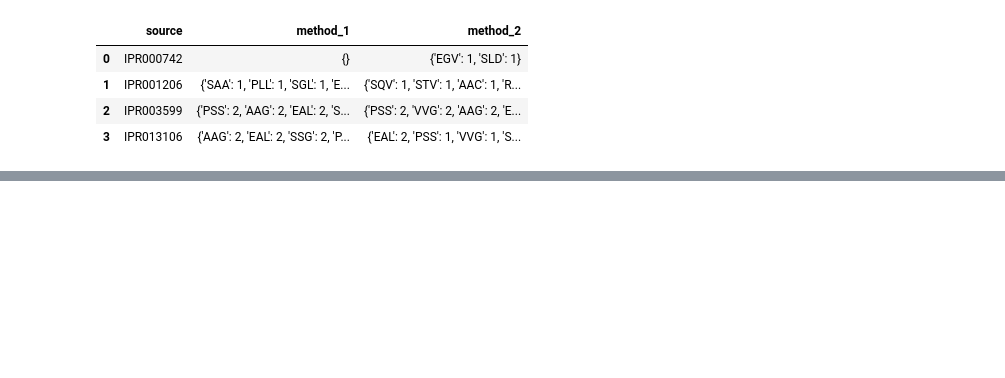
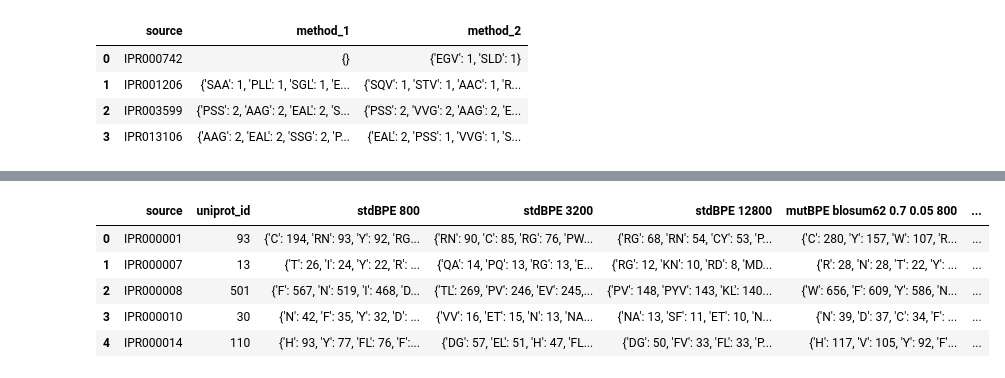
Before and after one commit to boun-tabi-lifelu/evolutionary-subword-tokenization, a Jupyter notebook: Prog/token_family_vs_domains.ipynb, the cells around one changed output, grey strips where cells are left out. Cells and saved outputs as stored; diff of their text form; code cells hidden in the pictures; blank space fills up the shorter version.

```diff
--- a/Prog/token_family_vs_domains.ipynb
+++ b/Prog/token_family_vs_domains.ipynb
@@ -22,12 +25,12 @@ vocab_sizes = [800, 3200, 12800]
 uniref_id = "50"
 
 tokenizer_opts_list = [
-    # {
-    #     'is_mut': False,
-    #     'dataset': f'uniref{uniref_id}',
-    #     'is_pretokenizer': False,
-    #     'vocab_size': vocab_sizes
-    # },
+    {
+        'is_mut': False,
+        'dataset': f'uniref{uniref_id}',
+        'is_pretokenizer': False,
+        'vocab_size': vocab_sizes
+    },
     # {
     #     'is_mut': False,
     #     'dataset': f'uniref{uniref_id}',
@@ -326,5 +245,16 @@ df_domains_family_counts.head()
 # %%
-{method_name:sum_and_sort_dicts for method_name in tokenizer_list.keys()}
+agg_dict = {'uniprot_id': len}
+agg_dict.update({f'{method_name}':sum_and_sort_dicts for method_name in tokenizer_list.keys()})
+
+df_domains_counts_agg = df_domains.groupby('source').agg(agg_dict).reset_index()
+df_domains_counts_agg.head()
+# %% [output]
+|  | source | uniprot_id | stdBPE 800 | stdBPE 3200 | stdBPE 12800 | mutBPE blosum62 0.7 0.05 800 | ... |
+| 0 | IPR000001 | 93 | {'C': 194, 'RN': 93, 'Y': 92, 'RG... | {'RN': 90, 'C': 85, 'RG': 76, 'PW... | {'RG': 68, 'RN': 54, 'CY': 53, 'P... | {'C': 280, 'Y': 157, 'W': 107, 'R... | ... |
+| 1 | IPR000007 | 13 | {'T': 26, 'I': 24, 'Y': 22, 'R': ... | {'QA': 14, 'PQ': 13, 'RG': 13, 'E... | {'RG': 12, 'KN': 10, 'RD': 8, 'MD... | {'R': 28, 'N': 28, 'T': 22, 'Y': ... | ... |
+| 2 | IPR000008 | 501 | {'F': 567, 'N': 519, 'I': 468, 'D... | {'TL': 269, 'PV': 246, 'EV': 245,... | {'PV': 148, 'PYV': 143, 'KL': 140... | {'W': 656, 'F': 609, 'Y': 586, 'N... | ... |
+| 3 | IPR000010 | 30 | {'N': 42, 'F': 35, 'Y': 32, 'D': ... | {'VV': 16, 'ET': 15, 'N': 13, 'NA... | {'NA': 13, 'SF': 11, 'ET': 10, 'N... | {'N': 39, 'D': 37, 'C': 34, 'F': ... | ... |
+| 4 | IPR000014 | 110 | {'H': 93, 'Y': 77, 'FL': 76, 'F':... | {'DG': 57, 'EL': 51, 'H': 47, 'FL... | {'DG': 50, 'FV': 33, 'FL': 33, 'P... | {'H': 117, 'V': 105, 'Y': 92, 'F'... | ... |
 # %%
 agg_dict = {'uniprot_id': len}
 agg_dict.update({f'{method_name} families':sum_and_sort_dicts for method_name in tokenizer_list.keys()})
```
Also changed, not shown: parts of 18 cells of this notebook, 1 other file.
